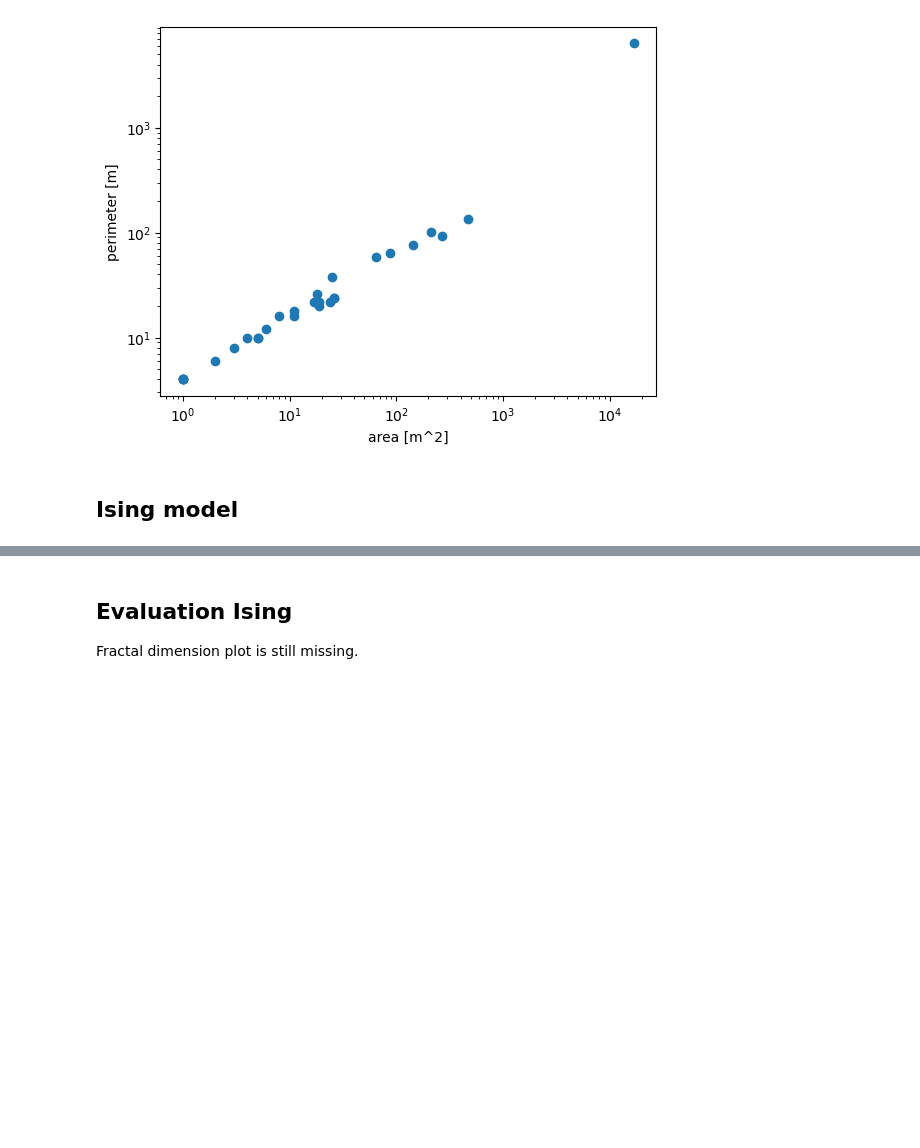
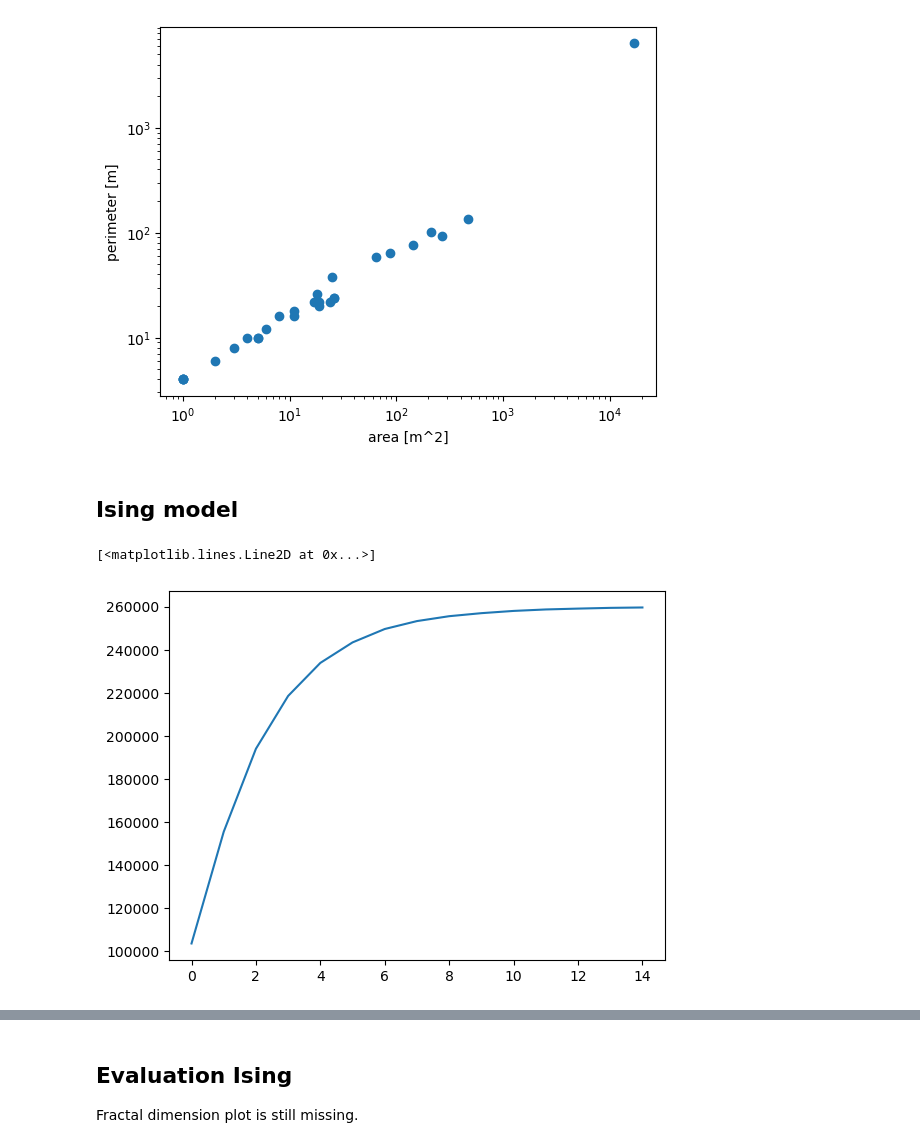
Before and after one commit to PaulHosek/ComplexSystemSimulation, a Jupyter notebook: model_example.ipynb, the cells around one changed output, grey strips where cells are left out. Cells and saved outputs as stored; diff of their text form; code cells hidden in the pictures; blank space fills up the shorter version.

```diff
--- a/model_example.ipynb
+++ b/model_example.ipynb
@@ -163,6 +147,11 @@ Text(0, 0.5, 'perimeter [m]')
 iceing_test = iceing.iceing_model(0.45, 1000)
 # %%
 ponds, sums = iceing_test.run(15_000_000)
+# %%
+plt.plot(sums)
+# %% [output]
+[<matplotlib.lines.Line2D at 0x...>]
+[figure, added]
 # %%
 # make a color map of fixed colors
 cmap = colors.ListedColormap(['blue', 'white'])
```
Also changed, not shown: parts of 15 cells of this notebook, 6 other files.
